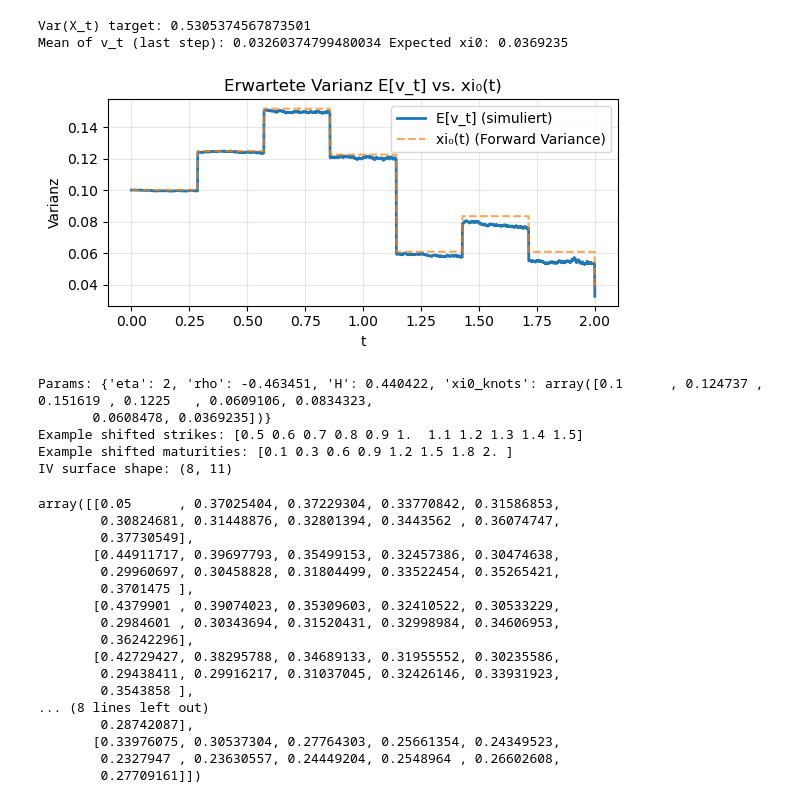
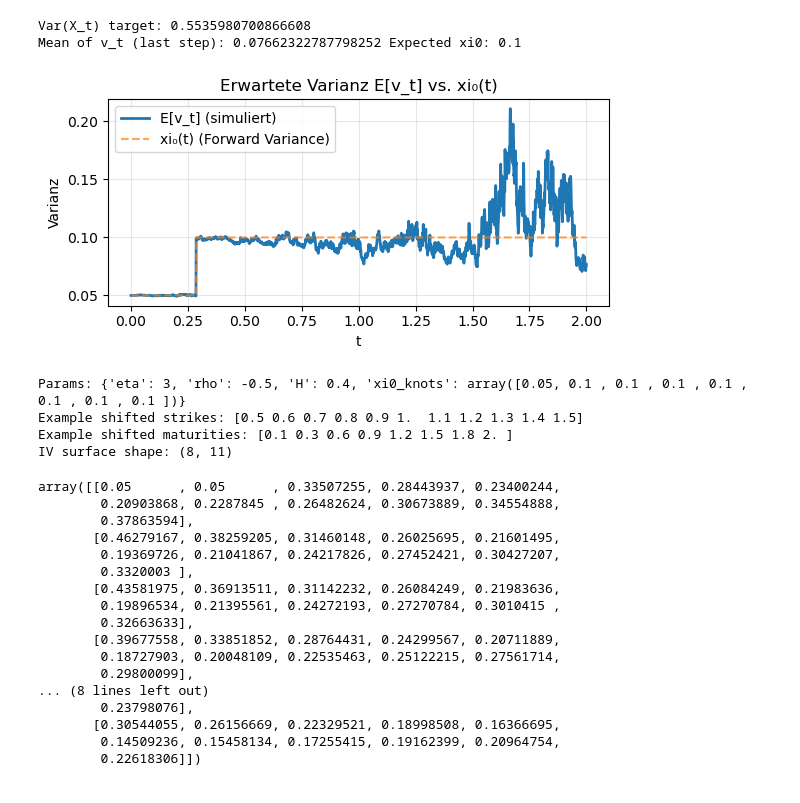
Before and after one commit to nwinkler99/deeponet_calibrations, a Jupyter notebook: RoughBergomi/training_data.ipynb, the cells around one changed output. Drawn from its saved outputs; the diff is of its cells as text; code cells hidden in the pictures.

Commit message:
changes related to np.sqrt(2*H)

```diff
--- a/RoughBergomi/training_data.ipynb
+++ b/RoughBergomi/training_data.ipynb
@@ -51,8 +51,8 @@ def fBm_path_rDonsker(grid_points: int, M: int, H: float, T: float) -> np.ndarra
     rDonsker fractional Brownian motion paths with correct variance scaling.
     Ensures Var[X_t] ≈ t^{2H}.
     """
-    dt = T / (grid_points - 1)
-    dw = np.random.normal(0.0, np.sqrt(dt), size=(M, grid_points - 1))
+    dt = 1 / (grid_points - 1)
+    dw = np.random.normal(0.0, (dt**H), size=(M, grid_points - 1))
     i = np.arange(1, grid_points)
     # "Optimal" Donsker kernel (from Bayer, Friz, Gatheral 2016)
     opt_k = ((i**(2*H) - (i-1)**(2*H)) / (2*H)) ** 0.5
@@ -63,7 +63,7 @@ def fBm_path_rDonsker(grid_points: int, M: int, H: float, T: float) -> np.ndarra
         Y[m, 1:] = conv
 
     # empirically normalize to Var[X_T] = T^{2H}
-    scale = T**H / np.std(Y[:, -1])
+    scale = T**H*np.sqrt(2*H)
     Y *= scale
     return Y
 
@@ -90,13 +90,14 @@ def simulate_price_paths(S0: float, t: np.ndarray, X: np.ndarray, dw: np.ndarray
     M = X.shape[0]
     dt = np.mean(np.diff(t))
     t2H = np.power(t, 2.0*H)
-    exp_term = np.clip(eta * X - 0.5 * eta**2 * t2H, -10, 10)
+    exp_term = np.clip(eta * X - 0.5 * eta**2 * t2H, -1000, 1000)
     v = xi0_t * np.exp(exp_term)
     dW_S = rho * dw + np.sqrt(max(1.0 - rho*rho, 0.0)) * dW_perp
     logS = np.zeros((M, n))
     logS[:, 0] = np.log(S0)
     logS[:, 1:] = logS[:, [0]] + np.cumsum(-0.5*v[:, :-1]*dt + np.sqrt(np.maximum(v[:, :-1], 0.0))*dW_S, axis=1)
     return np.exp(logS)
+
 
 # -------------------------------------------------------------
 # Plain OTM pricing (no control variate)
@@ -163,11 +164,11 @@ def surface_implied_vols_otm(S0, Ks, T, prices):
 # -------------------------------------------------------------
 
 def sample_param_set() -> RBergomiParams:
-    xi0_knots = np.array([0.1,  0.124737 ,  0.151619 ,  0.1225   ,  0.0609106,
-        0.0834323,  0.0608478,  0.0369235])
-    eta = 2
-    rho = -0.463451
-    H = 0.440422
+    xi0_knots = np.array([0.05,  0.1 ,  0.1 ,  0.1   ,  0.1,
+        0.1,  0.1,  0.1])
+    eta = 3
+    rho = -0.5
+    H = 0.4
     return RBergomiParams(eta=eta, rho=rho, H=H, xi0_knots=xi0_knots)
 
 # -------------------------------------------------------------
@@ -204,7 +205,7 @@ def generate_surfaces(num_sets=1, forward_curves_per_set=1, cfg=SimulationConfig
                 xi0_t = build_xi0_piecewise_constant(knots, t)
                 S = simulate_price_paths(cfg.S0, t, X, dw, dW_perp, xi0_t, params.eta, params.rho, params.H)
                 t2H = np.power(t, 2.0 * params.H)
-                v_t = xi0_t * np.exp(params.eta * X - 0.5 * params.eta**2 * t2H)
+                v_t = xi0_t*np.exp(params.eta * X - 0.5 * params.eta**2 * t2H)
                 avg_v = np.mean(v_t, axis=0)
                 print("Var(X_t) target:", np.mean(np.var(X, axis=0)) / np.power(T_max, 2*params.H))
                 print("Mean of v_t (last step):", np.mean(v_t[:, -1]), "Expected xi0:", xi0_t[-1])
@@ -229,62 +230,61 @@ def generate_surfaces(num_sets=1, forward_curves_per_set=1, cfg=SimulationConfig
                     prices = price_otm_plain(ST, cfg.S0, strikes_shifted)
                     price_surf[mi, :] = prices
                     iv_surf[mi, :] = surface_implied_vols_otm(cfg.S0, strikes_shifted, t[idx], prices)
 
                 results.append({
                     "set_id": s,
                     "fwd_id": j,
                     "grid_id": g_id,
                     "params": vars(params),
                     "grid": {
                         "strikes": strikes_shifted.astype(float),
                         "maturities": maturities_shifted.astype(float),
                     },
                     "price_surface": price_surf,
                     "iv_surface": iv_surf,
                 })
     return results
 
 # -------------------------------------------------------------
 # Example run
 # -------------------------------------------------------------
 
 if __name__ == "__main__":
-    cfg = SimulationConfig(M=120000, n=2000, T_max=2.0, S0=1.0, G=1)
+    cfg = SimulationConfig(M=50000, n=2000, T_max=2.0, S0=1.0, G=1)
     surfaces = generate_surfaces(num_sets=1, forward_curves_per_set=1, cfg=cfg)
     R0 = surfaces[0]
     print("Params:", R0["params"])
     print("Example shifted strikes:", R0["grid"]["strikes"])
     print("Example shifted maturities:", R0["grid"]["maturities"])
     print("IV surface shape:", R0["iv_surface"].shape)
 # %% [output]
-Var(X_t) target: 0.5305374567873501
-Mean of v_t (last step): 0.03260374799480034 Expected xi0: 0.0369235
+Var(X_t) target: 0.5535980700866608
+Mean of v_t (last step): 0.07662322787798252 Expected xi0: 0.1
-[figure, old version]
+[figure, new version]
-Params: {'eta': 2, 'rho': -0.463451, 'H': 0.440422, 'xi0_knots': array([0.1      , 0.124737 , 0.151619 , 0.1225   , 0.0609106, 0.0834323,
-       0.0608478, 0.0369235])}
+Params: {'eta': 3, 'rho': -0.5, 'H': 0.4, 'xi0_knots': array([0.05, 0.1 , 0.1 , 0.1 , 0.1 , 0.1 , 0.1 , 0.1 ])}
 Example shifted strikes: [0.5 0.6 0.7 0.8 0.9 1.  1.1 1.2 1.3 1.4 1.5]
 Example shifted maturities: [0.1 0.3 0.6 0.9 1.2 1.5 1.8 2. ]
 IV surface shape: (8, 11)
 # %%
 surfaces[0]["iv_surface"]
 # %% [output]
-array([[0.05      , 0.37025404, 0.37229304, 0.33770842, 0.31586853,
-        0.30824681, 0.31448876, 0.32801394, 0.3443562 , 0.36074747,
-        0.37730549],
-       [0.44911717, 0.39697793, 0.35499153, 0.32457386, 0.30474638,
-        0.29960697, 0.30458828, 0.31804499, 0.33522454, 0.35265421,
-        0.3701475 ],
-       [0.4379901 , 0.39074023, 0.35309603, 0.32410522, 0.30533229,
-        0.2984601 , 0.30343694, 0.31520431, 0.32998984, 0.34606953,
-        0.36242296],
-       [0.42729427, 0.38295788, 0.34689133, 0.31955552, 0.30235586,
-        0.29438411, 0.29916217, 0.31037045, 0.32426146, 0.33931923,
-        0.3543858 ],
+array([[0.05      , 0.05      , 0.33507255, 0.28443937, 0.23400244,
+        0.20903868, 0.2287845 , 0.26482624, 0.30673889, 0.34554888,
+        0.37863594],
+       [0.46279167, 0.38259205, 0.31460148, 0.26025695, 0.21601495,
+        0.19369726, 0.21041867, 0.24217826, 0.27452421, 0.30427207,
+        0.3320003 ],
+       [0.43581975, 0.36913511, 0.31142232, 0.26084249, 0.21983636,
+        0.19896534, 0.21395561, 0.24272193, 0.27270784, 0.3010415 ,
+        0.32663633],
+       [0.39677558, 0.33851852, 0.28764431, 0.24299567, 0.20711889,
+        0.18727903, 0.20048109, 0.22535463, 0.25122215, 0.27561714,
+        0.29800099],
 ... (8 lines left out)
-        0.28742087],
-       [0.33976075, 0.30537304, 0.27764303, 0.25661354, 0.24349523,
-        0.2327947 , 0.23630557, 0.24449204, 0.2548964 , 0.26602608,
-        0.27709161]])
+        0.23798076],
+       [0.30544055, 0.26156669, 0.22329521, 0.18998508, 0.16366695,
+        0.14509236, 0.15458134, 0.17255415, 0.19162399, 0.20964754,
+        0.22618306]])
 # %%
 surfaces[0]["price_surface"]
 # %% [output]
```
Also changed, not shown: parts of 2 cells of this notebook.
